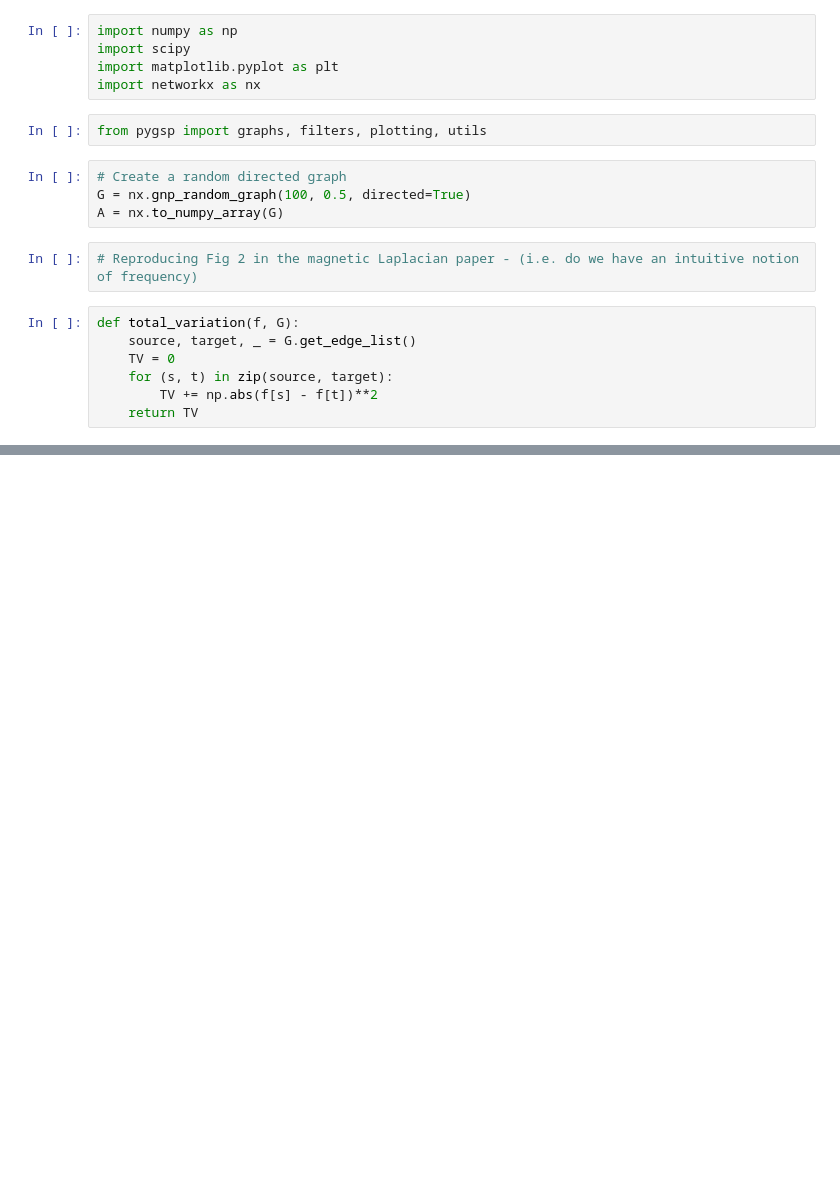
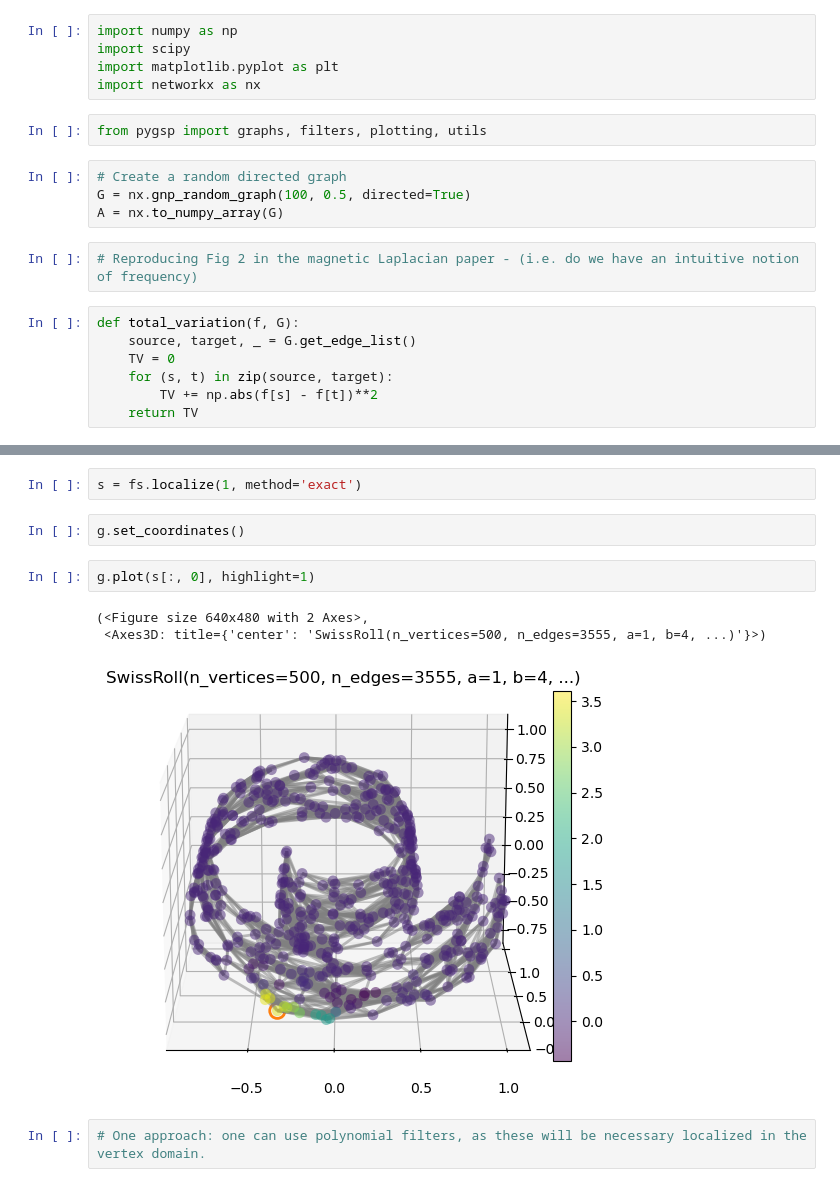
Before and after one commit to akumar01/pygsp, a Jupyter notebook: test_digraph_wv.ipynb, the cells around one changed output, grey strips where cells are left out. Cells and saved outputs as stored; diff of their text form; blank space fills up the shorter version.

```diff
--- a/test_digraph_wv.ipynb
+++ b/test_digraph_wv.ipynb
@@ -103,0 +157,12 @@ np.arccos(1 - 2/49)/(2 * np.pi)
+# %%
+s = fs.localize(1, method='exact')
+# %%
+g.set_coordinates()
+# %%
+g.plot(s[:, 0], highlight=1)
+# %% [output]
+(<Figure size 640x480 with 2 Axes>,
+ <Axes3D: title={'center': 'SwissRoll(n_vertices=500, n_edges=3555, a=1, b=4, ...)'}>)
+[figure, added]
+# %%
+# One approach: one can use polynomial filters, as these will be necessary localized in the vertex domain.
```
Also changed, not shown: parts of 27 cells of this notebook, 2 other files.
